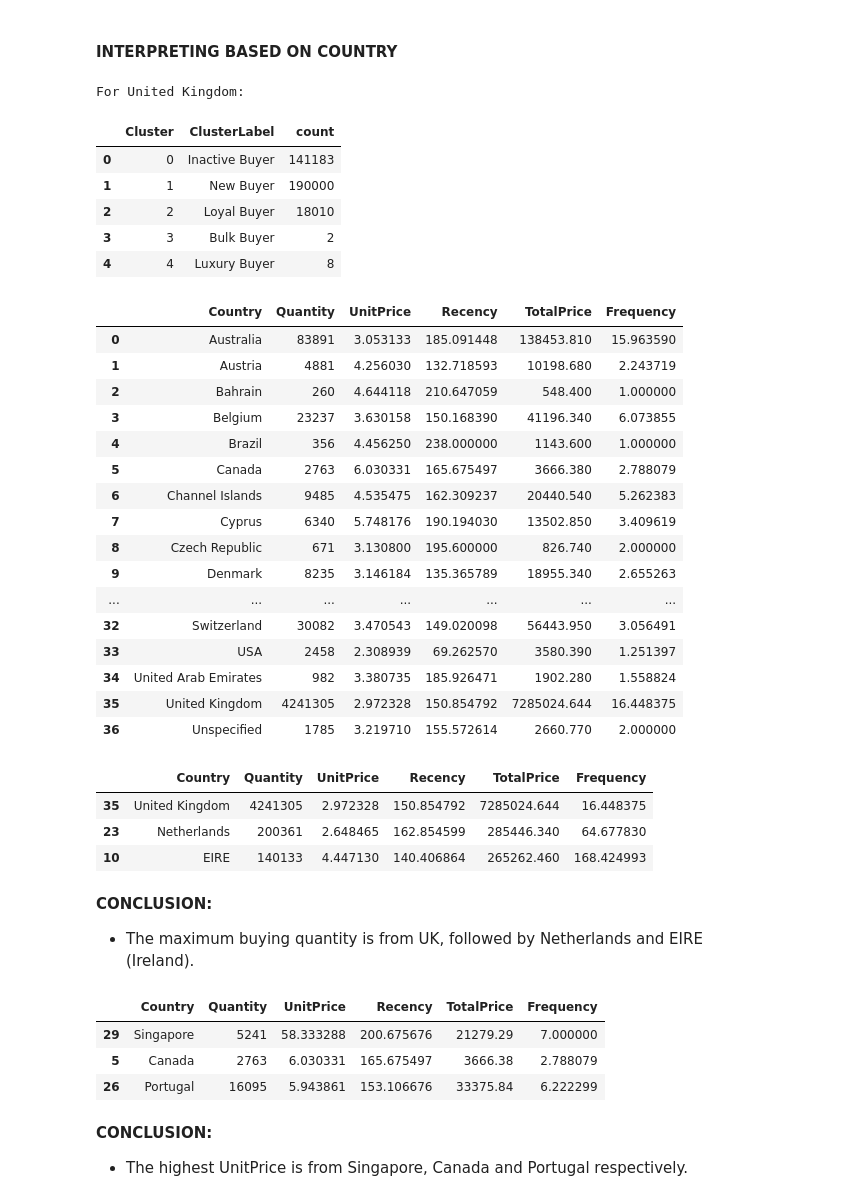
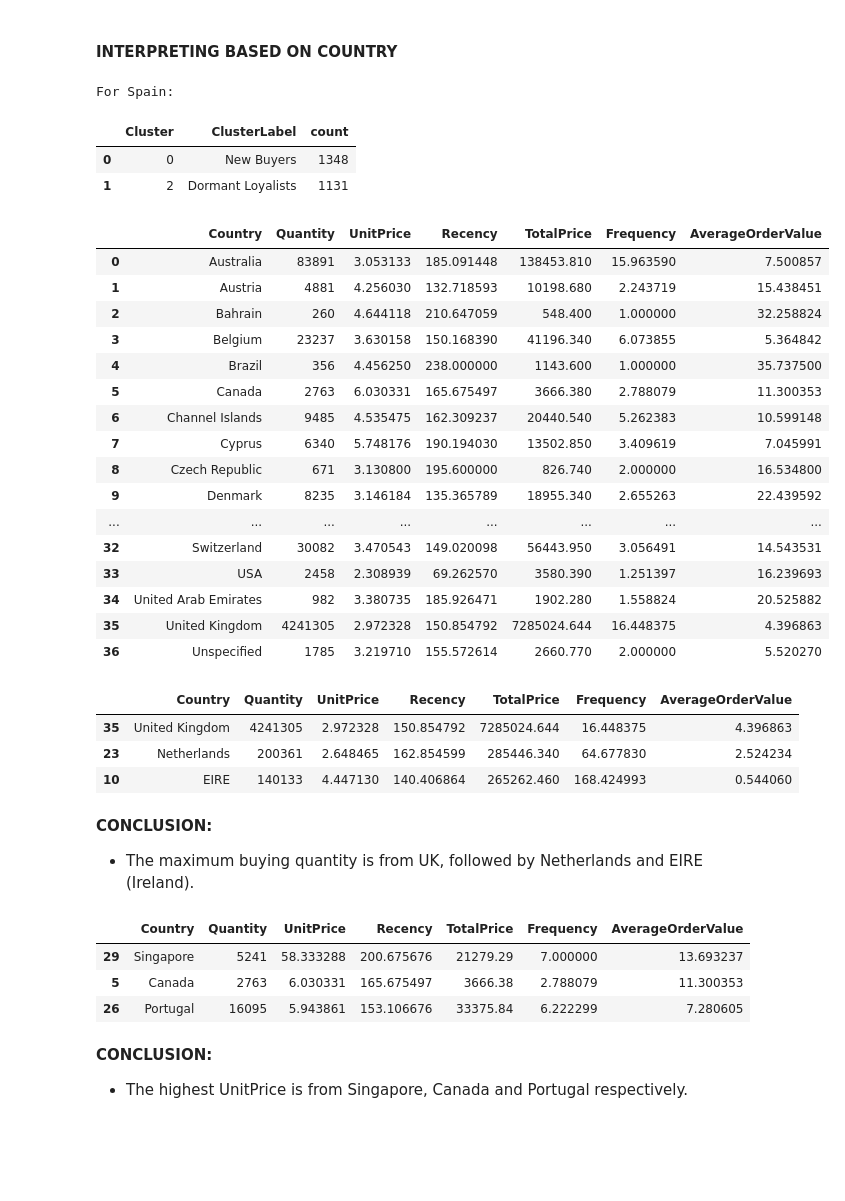
Before and after one commit to Pronob17/Customer_segmentation_using_K_means_clustering, a Jupyter notebook: Customer_Segmentation_with_K_Means_Clustering.ipynb, the cells around one changed output. Cells and saved outputs as stored; diff of their text form; code cells hidden in the pictures; blank space fills up the shorter version.

```diff
--- a/Customer_Segmentation_with_K_Means_Clustering.ipynb
+++ b/Customer_Segmentation_with_K_Means_Clustering.ipynb
@@ -547,3 +546,8 @@ df.head()
 | 2 | 536365 | 84406B | CREAM CUPID HEARTS COAT HANGER | 8 | 2010-12-01 08:26:00 | 2.75 | 17850 | United Kingdom | 373 | ... |
 | 3 | 536365 | 84029G | KNITTED UNION FLAG HOT WATER BOTTLE | 6 | 2010-12-01 08:26:00 | 3.39 | 17850 | United Kingdom | 373 | ... |
 | 4 | 536365 | 84029E | RED WOOLLY HOTTIE WHITE HEART. | 6 | 2010-12-01 08:26:00 | 3.39 | 17850 | United Kingdom | 373 | ... |
+# %%
+# create average order value column
+df["AverageOrderValue"] = df["TotalPrice"] / df["Frequency"]
+
+df.head()
@@ -558,7 +584,7 @@ Index(['InvoiceNo', 'StockCode', 'Description', 'Quantity', 'InvoiceDate',
 # %% [markdown]
 ## 6. FEATURE SELECTION
 # %%
-features = ["TotalPrice", "Frequency", "Recency", "Quantity", "UnitPrice"]
+features = ["TotalPrice", "Frequency", "Recency", "Quantity", "UnitPrice", "AverageOrderValue"]
 
 # initialise scaler
 scaler = StandardScaler()
@@ -755,15 +780,15 @@ basic_cluster_summary
 # convert the 'Cluster column to proper name
 def label_func(column):
     if column==0:
-        return "Inactive Buyer"
+        return "New Buyers"
     elif column==1:
-        return "New Buyer"
+        return "Wholesale Buyers"
     elif column==2:
-        return "Loyal Buyer"
+        return "Dormant Loyalists"
     elif column==3:
-        return "Bulk Buyer"
+        return "Luxury Buyer"
     elif column==4:
-        return "Luxury Buyer"
+        return "Lapsed Heavy Buyers"
 
 df["ClusterLabel"] = df["Cluster"].apply(label_func)
 df.head()
@@ -789,54 +814,52 @@ random_country = random.choice(country_list)
 print(f"For {random_country}:")
 cluster_label_df[cluster_label_df["Country"]==random_country].groupby("Cluster")["ClusterLabel"].value_counts().reset_index()
 # %% [output]
-For United Kingdom:
+For Spain:
 |  | Cluster | ClusterLabel | count |
-| 0 | 0 | Inactive Buyer | 141183 |
-| 1 | 1 | New Buyer | 190000 |
-| 2 | 2 | Loyal Buyer | 18010 |
-| 3 | 3 | Bulk Buyer | 2 |
-| 4 | 4 | Luxury Buyer | 8 |
+| 0 | 0 | New Buyers | 1348 |
+| 1 | 2 | Dormant Loyalists | 1131 |
 # %%
 # Statistical summary based on country
 grouped_by_country = df.groupby('Country').agg({
     'Quantity': 'sum',   # Sum of 'Quantity' for each country
     'UnitPrice': 'mean', # Average 'UnitPrice' for each country
     'Recency': 'mean',   # Average 'Recency' for each country
     'TotalPrice': 'sum', # Sum of 'TotalPrice' for each country
-    'Frequency': 'mean'  # Average 'Frequency' for each country
+    'Frequency': 'mean',  # Average 'Frequency' for each country
+    'AverageOrderValue': 'mean' # AverageOrderValue for each country
 })
 
 # To reset the index and get a clean DataFrame
 grouped_by_country.reset_index(inplace=True)
 
 # Display the grouped DataFrame
 grouped_by_country
 # %% [output]
-|  | Country | Quantity | UnitPrice | Recency | TotalPrice | Frequency |
-| 0 | Australia | 83891 | 3.053133 | 185.091448 | 138453.810 | 15.963590 |
-| 1 | Austria | 4881 | 4.256030 | 132.718593 | 10198.680 | 2.243719 |
-| 2 | Bahrain | 260 | 4.644118 | 210.647059 | 548.400 | 1.000000 |
-| 3 | Belgium | 23237 | 3.630158 | 150.168390 | 41196.340 | 6.073855 |
-| 4 | Brazil | 356 | 4.456250 | 238.000000 | 1143.600 | 1.000000 |
-| 5 | Canada | 2763 | 6.030331 | 165.675497 | 3666.380 | 2.788079 |
-| 6 | Channel Islands | 9485 | 4.535475 | 162.309237 | 20440.540 | 5.262383 |
-| 7 | Cyprus | 6340 | 5.748176 | 190.194030 | 13502.850 | 3.409619 |
-| 8 | Czech Republic | 671 | 3.130800 | 195.600000 | 826.740 | 2.000000 |
-| 9 | Denmark | 8235 | 3.146184 | 135.365789 | 18955.340 | 2.655263 |
-| ... | ... | ... | ... | ... | ... | ... |
-| 32 | Switzerland | 30082 | 3.470543 | 149.020098 | 56443.950 | 3.056491 |
-| 33 | USA | 2458 | 2.308939 | 69.262570 | 3580.390 | 1.251397 |
-| 34 | United Arab Emirates | 982 | 3.380735 | 185.926471 | 1902.280 | 1.558824 |
-| 35 | United Kingdom | 4241305 | 2.972328 | 150.854792 | 7285024.644 | 16.448375 |
-| 36 | Unspecified | 1785 | 3.219710 | 155.572614 | 2660.770 | 2.000000 |
+|  | Country | Quantity | UnitPrice | Recency | TotalPrice | Frequency | AverageOrderValue |
+| 0 | Australia | 83891 | 3.053133 | 185.091448 | 138453.810 | 15.963590 | 7.500857 |
+| 1 | Austria | 4881 | 4.256030 | 132.718593 | 10198.680 | 2.243719 | 15.438451 |
+| 2 | Bahrain | 260 | 4.644118 | 210.647059 | 548.400 | 1.000000 | 32.258824 |
+| 3 | Belgium | 23237 | 3.630158 | 150.168390 | 41196.340 | 6.073855 | 5.364842 |
+| 4 | Brazil | 356 | 4.456250 | 238.000000 | 1143.600 | 1.000000 | 35.737500 |
+| 5 | Canada | 2763 | 6.030331 | 165.675497 | 3666.380 | 2.788079 | 11.300353 |
+| 6 | Channel Islands | 9485 | 4.535475 | 162.309237 | 20440.540 | 5.262383 | 10.599148 |
+| 7 | Cyprus | 6340 | 5.748176 | 190.194030 | 13502.850 | 3.409619 | 7.045991 |
+| 8 | Czech Republic | 671 | 3.130800 | 195.600000 | 826.740 | 2.000000 | 16.534800 |
+| 9 | Denmark | 8235 | 3.146184 | 135.365789 | 18955.340 | 2.655263 | 22.439592 |
+| ... | ... | ... | ... | ... | ... | ... | ... |
+| 32 | Switzerland | 30082 | 3.470543 | 149.020098 | 56443.950 | 3.056491 | 14.543531 |
+| 33 | USA | 2458 | 2.308939 | 69.262570 | 3580.390 | 1.251397 | 16.239693 |
+| 34 | United Arab Emirates | 982 | 3.380735 | 185.926471 | 1902.280 | 1.558824 | 20.525882 |
+| 35 | United Kingdom | 4241305 | 2.972328 | 150.854792 | 7285024.644 | 16.448375 | 4.396863 |
+| 36 | Unspecified | 1785 | 3.219710 | 155.572614 | 2660.770 | 2.000000 | 5.520270 |
 # %%
 # Top 3 highest quantity country
 grouped_by_country.sort_values(by="Quantity", ascending=False).head(3)
 # %% [output]
-|  | Country | Quantity | UnitPrice | Recency | TotalPrice | Frequency |
-| 35 | United Kingdom | 4241305 | 2.972328 | 150.854792 | 7285024.644 | 16.448375 |
-| 23 | Netherlands | 200361 | 2.648465 | 162.854599 | 285446.340 | 64.677830 |
-| 10 | EIRE | 140133 | 4.447130 | 140.406864 | 265262.460 | 168.424993 |
+|  | Country | Quantity | UnitPrice | Recency | TotalPrice | Frequency | AverageOrderValue |
+| 35 | United Kingdom | 4241305 | 2.972328 | 150.854792 | 7285024.644 | 16.448375 | 4.396863 |
+| 23 | Netherlands | 200361 | 2.648465 | 162.854599 | 285446.340 | 64.677830 | 2.524234 |
+| 10 | EIRE | 140133 | 4.447130 | 140.406864 | 265262.460 | 168.424993 | 0.544060 |
 # %% [markdown]
 **CONCLUSION:**
 * The maximum buying quantity is from UK, followed by Netherlands and EIRE (Ireland).
@@ -844,10 +867,10 @@ grouped_by_country.sort_values(by="Quantity", ascending=False).head(3)
 # Top 3 highest unitprice buyer
 grouped_by_country.sort_values(by="UnitPrice", ascending=False).head(3)
 # %% [output]
-|  | Country | Quantity | UnitPrice | Recency | TotalPrice | Frequency |
-| 29 | Singapore | 5241 | 58.333288 | 200.675676 | 21279.29 | 7.000000 |
-| 5 | Canada | 2763 | 6.030331 | 165.675497 | 3666.38 | 2.788079 |
-| 26 | Portugal | 16095 | 5.943861 | 153.106676 | 33375.84 | 6.222299 |
+|  | Country | Quantity | UnitPrice | Recency | TotalPrice | Frequency | AverageOrderValue |
+| 29 | Singapore | 5241 | 58.333288 | 200.675676 | 21279.29 | 7.000000 | 13.693237 |
+| 5 | Canada | 2763 | 6.030331 | 165.675497 | 3666.38 | 2.788079 | 11.300353 |
+| 26 | Portugal | 16095 | 5.943861 | 153.106676 | 33375.84 | 6.222299 | 7.280605 |
 # %% [markdown]
 **CONCLUSION:**
 * The highest UnitPrice is from Singapore, Canada and Portugal respectively.
```
Also changed, not shown: parts of 20 cells of this notebook.
